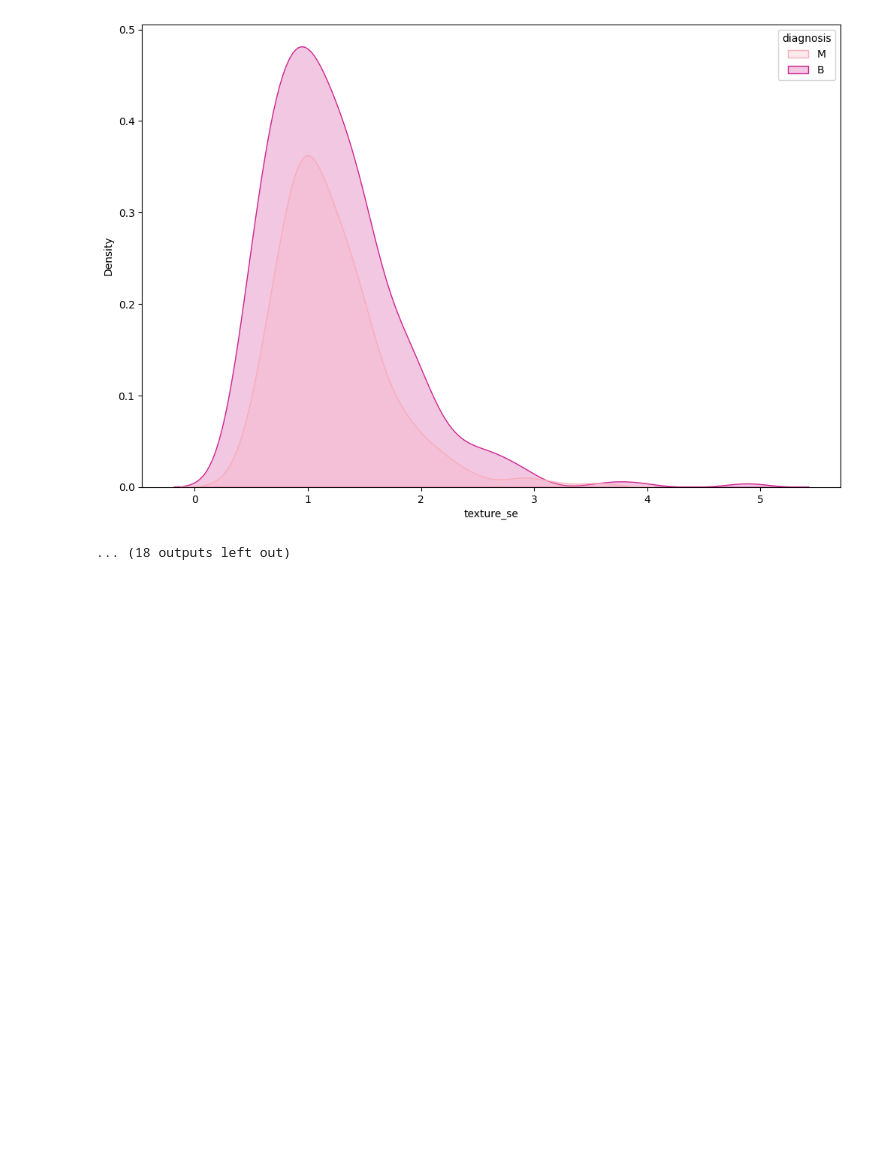
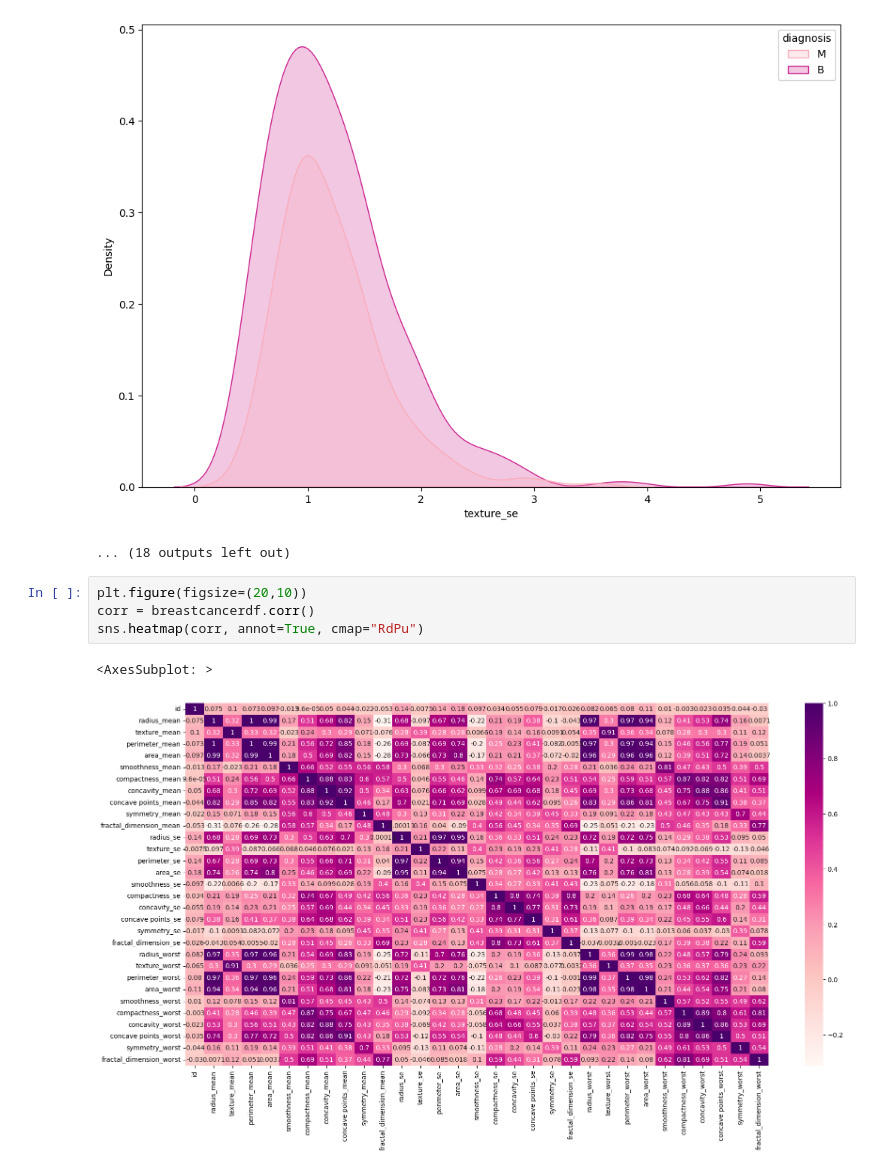
Before and after one commit to arimartorano/breastcanceranalysis, a Jupyter notebook: EDA.ipynb, the cells around one changed output. Saved outputs shown, nothing was run; the diff lists cells and outputs as text; blank space fills up the shorter version.

```diff
--- a/EDA.ipynb
+++ b/EDA.ipynb
@@ -245,3 +245,10 @@ for column in numeric_columns:
 [figure]
 [figure]
 ... (18 outputs left out)
+# %%
+plt.figure(figsize=(20,10))
+corr = breastcancerdf.corr()
+sns.heatmap(corr, annot=True, cmap="RdPu")
+# %% [output]
+<AxesSubplot: >
+[figure, added]
```
Also changed, not shown: 1 other file.
